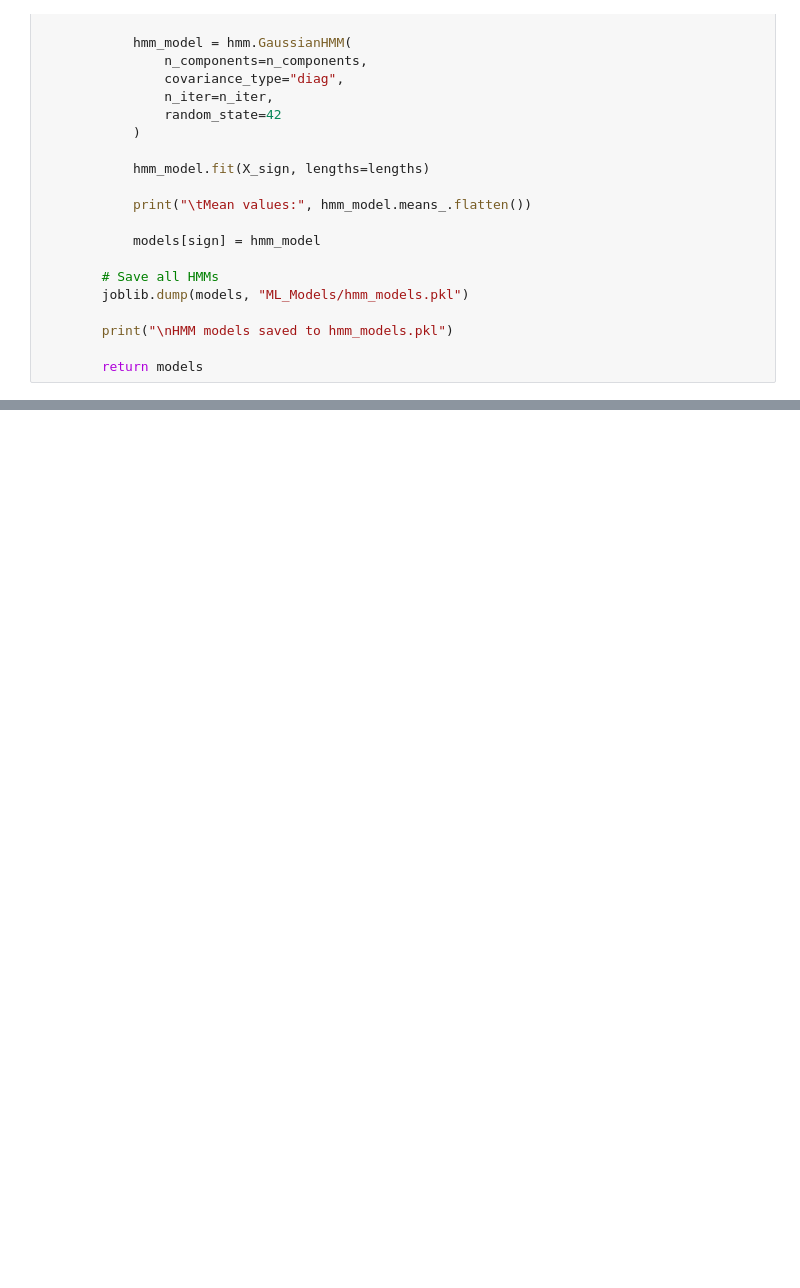
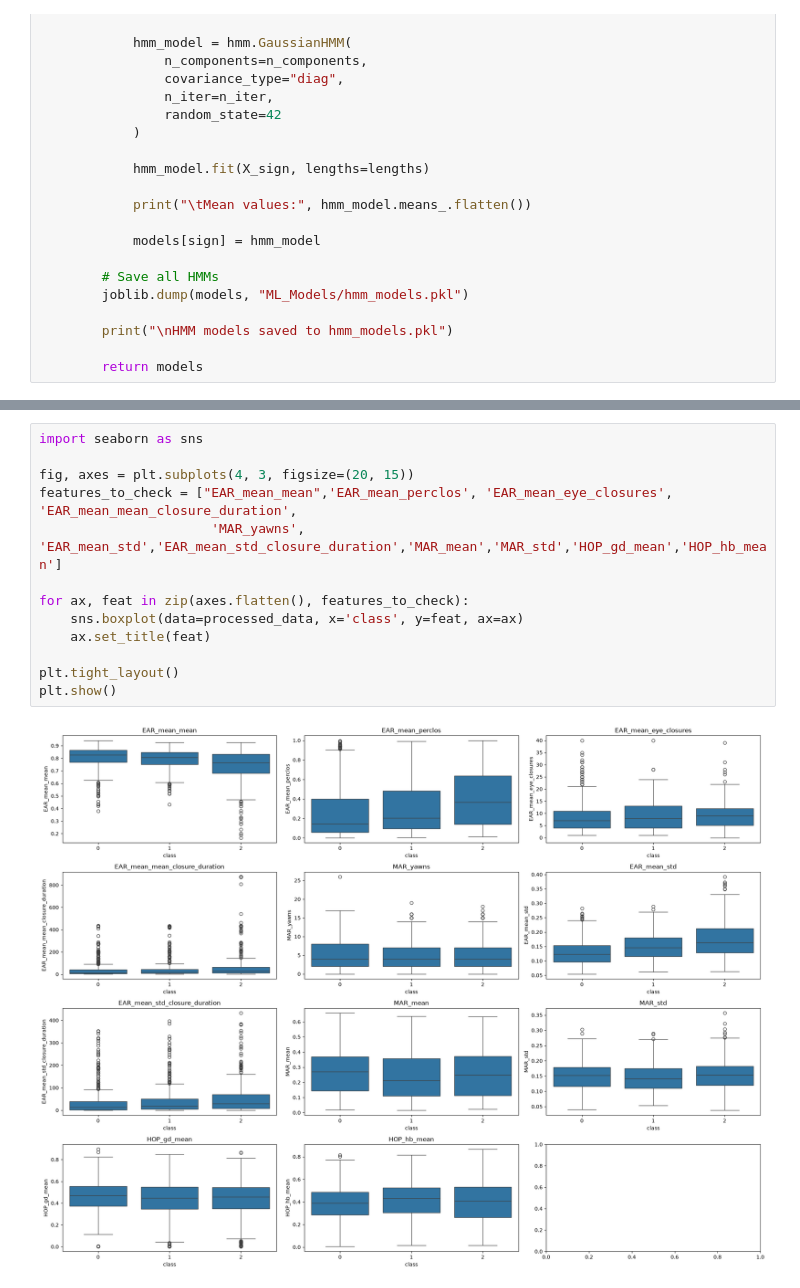
Before and after one commit to sebastiannati/Projet-Industriel-Capgemini, a Jupyter notebook: train_RF_enhanced.ipynb, the cells around one changed output, grey strips where cells are left out. Drawn from its saved outputs; the diff is of its cells as text; blank space fills up the shorter version.

```diff
--- a/train_RF_enhanced.ipynb
+++ b/train_RF_enhanced.ipynb
@@ -390,0 +420,15 @@ processed_data.head()
+# %%
+import seaborn as sns
+
+fig, axes = plt.subplots(4, 3, figsize=(20, 15))
+features_to_check = ["EAR_mean_mean",'EAR_mean_perclos', 'EAR_mean_eye_closures', 'EAR_mean_mean_closure_duration',
+                      'MAR_yawns', 'EAR_mean_std','EAR_mean_std_closure_duration','MAR_mean','MAR_std','HOP_gd_mean','HOP_hb_mean']
+
+for ax, feat in zip(axes.flatten(), features_to_check):
+    sns.boxplot(data=processed_data, x='class', y=feat, ax=ax)
+    ax.set_title(feat)
+
+plt.tight_layout()
+plt.show()
+# %% [output]
+[figure, added]
```
Also changed, not shown: parts of 12 cells of this notebook, 1 other file.
